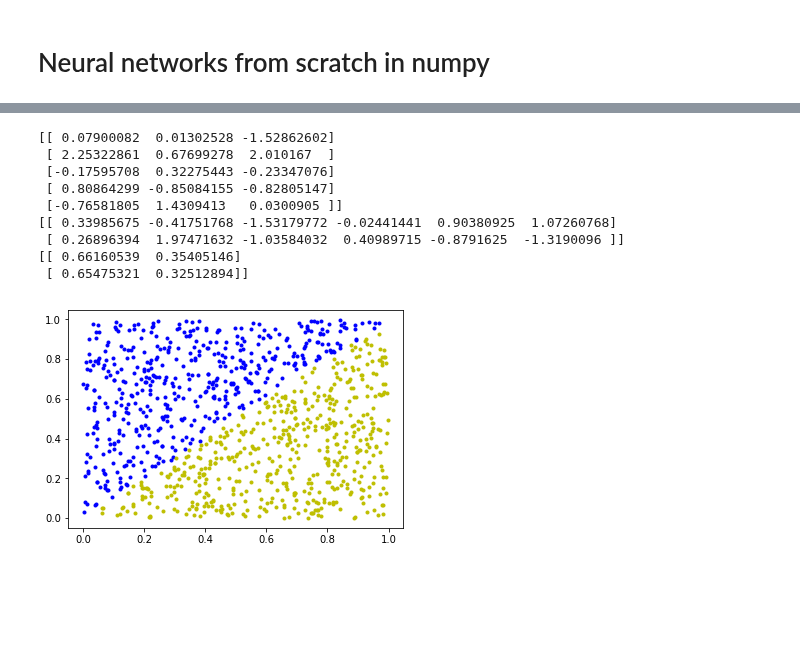
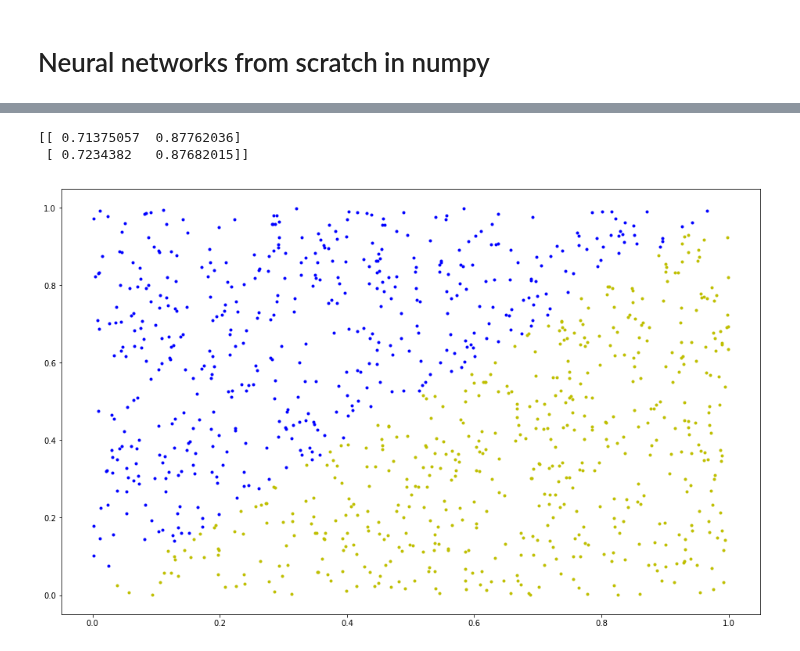
Before and after one commit to QiFuChina/emerging-technologies.github.io, a Jupyter notebook: notebooks/numpy-neural-networks.ipynb, the cells around one changed output, grey strips where cells are left out. Saved outputs shown, nothing was run; the diff lists cells and outputs as text; code cells hidden in the pictures; blank space fills up the shorter version.

```diff
--- a/notebooks/numpy-neural-networks.ipynb
+++ b/notebooks/numpy-neural-networks.ipynb
@@ -20,35 +38,27 @@ def forward(nn, inputs):
 # %%
-nn = initialise([2, 5, 2])
 p = forward(nn, np.array([[1, 2],[3,4]]))
-
-for i in nn:
-  print(i)
+# Show the output
 print(p)
 # %% [output]
-[[ 0.07900082  0.01302528 -1.52862602]
- [ 2.25322861  0.67699278  2.010167  ]
- [-0.17595708  0.32275443 -0.23347076]
- [ 0.80864299 -0.85084155 -0.82805147]
- [-0.76581805  1.4309413   0.0300905 ]]
-[[ 0.33985675 -0.41751768 -1.53179772 -0.02441441  0.90380925  1.07260768]
- [ 0.26896394  1.97471632 -1.03584032  0.40989715 -0.8791625  -1.3190096 ]]
-[[ 0.66160539  0.35405146]
- [ 0.65475321  0.32512894]]
+[[ 0.71375057  0.87762036]
+ [ 0.7234382   0.87682015]]
 # %%
 inputs = np.random.uniform(0, 1, [1000, 2])
 actuals = np.column_stack([inputs[:, 0] <= inputs[:, 1], inputs[:, 0] > inputs[:, 1]]).astype(float)
 # %%
 import matplotlib.pyplot as pl
+
+pl.rcParams['figure.figsize'] = (16, 10)
 
 blue = inputs[inputs[:, 0] <= inputs[:, 1]]
 yell = inputs[inputs[:, 0] > inputs[:, 1]]
 
 pl.plot(blue[:,0], blue[:,1], 'b.')
 pl.plot(yell[:,0], yell[:,1], 'y.')
 
 pl.show()
 # %% [output]
-[figure, old version]
+[figure, new version]
 # %%
 preds = forward(nn, inputs)
 # %%
```
Also changed, not shown: parts of 8 cells of this notebook.
